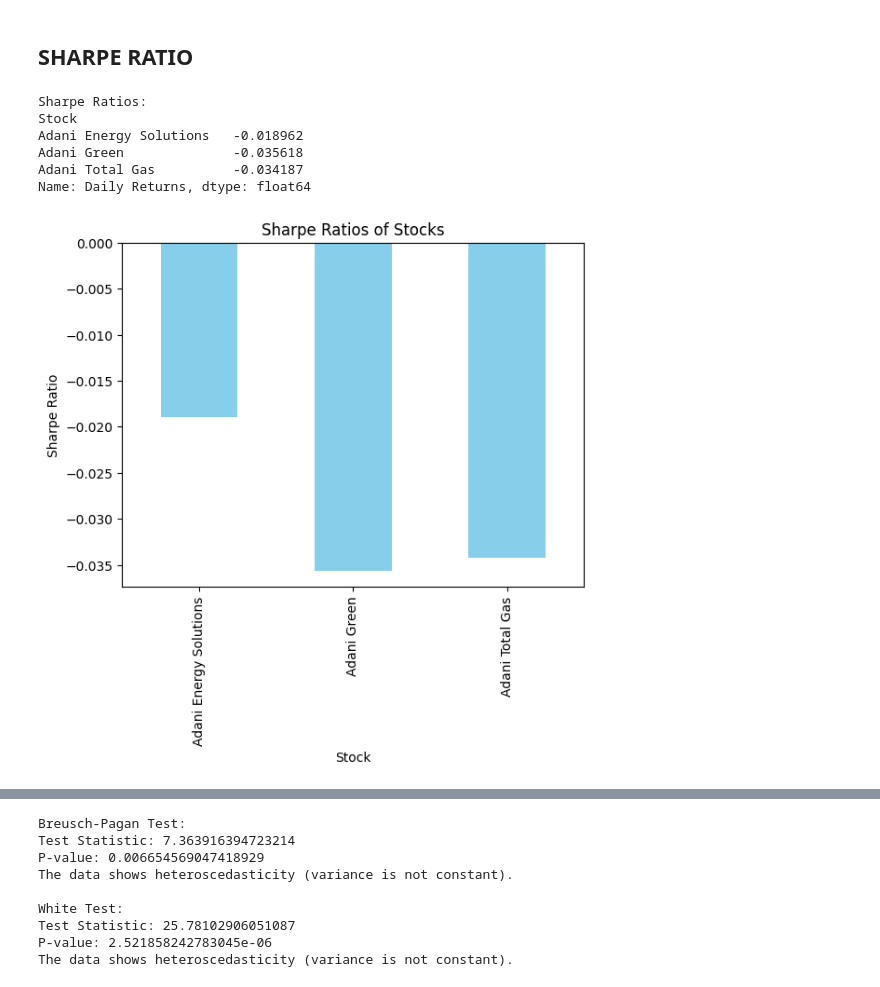
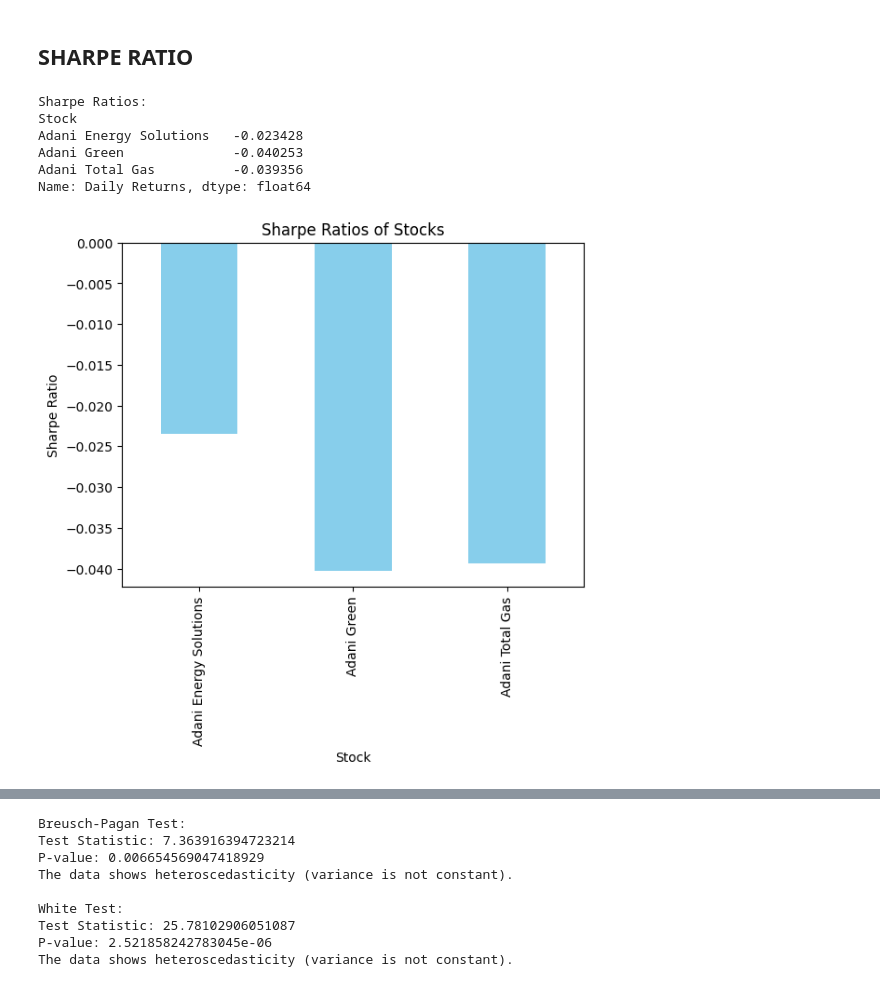
Before and after one commit to BakiXGoku/Adani-Group-Stock-Analysis-ANOVA, a Jupyter notebook: Data/analysis.ipynb, the cells around one changed output, grey strips where cells are left out. Cells and saved outputs as stored; diff of their text form; code cells hidden in the pictures.

```diff
--- a/Data/analysis.ipynb
+++ b/Data/analysis.ipynb
@@ -130,28 +130,28 @@ Sentiment           0.006485   1.000000
 ## **SHARPE RATIO**
 # %%
 # Define the risk-free rate (e.g., annualized 3% converted to daily)
-risk_free_rate = 0.03 / 252
+risk_free_rate = 0.07 / 252
 
 # Calculate Sharpe Ratio for each stock
 sharpe_ratios = (
     combined_data.groupby('Stock')['Daily Returns'].mean() - risk_free_rate
 ) / combined_data.groupby('Stock')['Daily Returns'].std()
 
 print("\nSharpe Ratios:")
 print(sharpe_ratios)
 
 # Plot Sharpe Ratios
 sharpe_ratios.plot(kind='bar', color='skyblue', title='Sharpe Ratios of Stocks')
 plt.ylabel('Sharpe Ratio')
 plt.show()
 # %% [output]
 Sharpe Ratios:
 Stock
-Adani Energy Solutions   -0.018962
-Adani Green              -0.035618
-Adani Total Gas          -0.034187
+Adani Energy Solutions   -0.023428
+Adani Green              -0.040253
+Adani Total Gas          -0.039356
 Name: Daily Returns, dtype: float64
-[figure, old version]
+[figure, new version]
 # %% [markdown]
 # Sharpe Ratios
 
```
Also changed, not shown: parts of 1 cell of this notebook.
